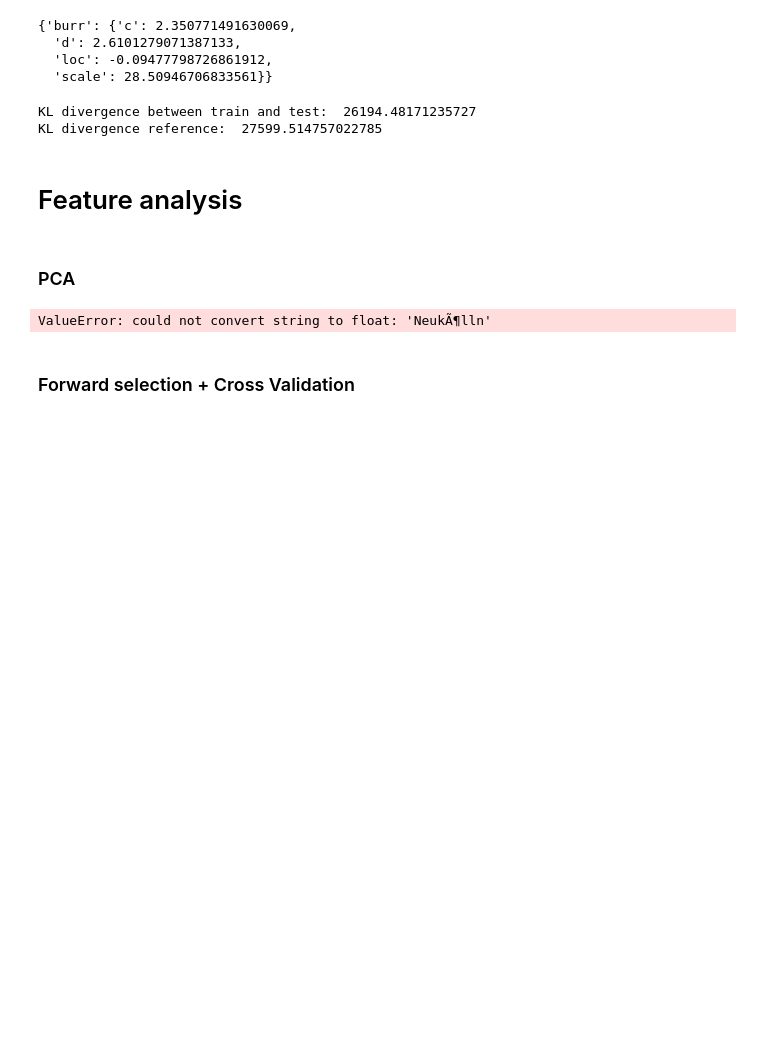
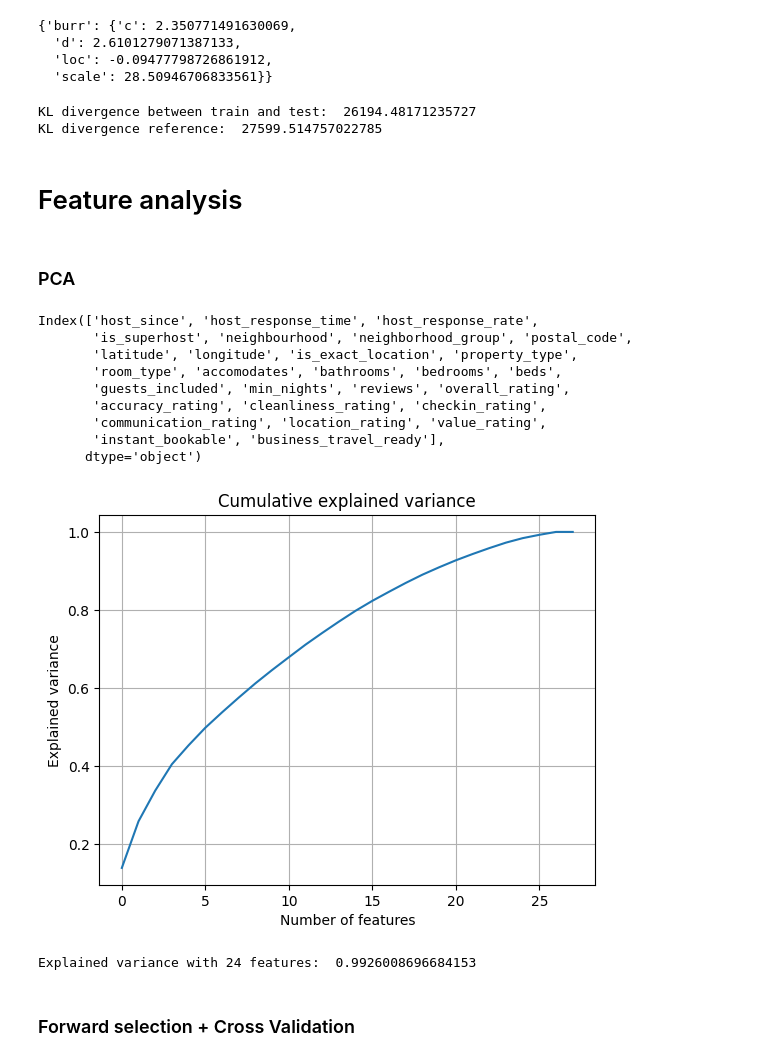
Before and after one commit to jose-melo/airbnb-berlin-price, a Jupyter notebook: src/berlin.ipynb, the cells around one changed output. Cells and saved outputs as stored; diff of their text form; code cells hidden in the pictures; blank space fills up the shorter version.

```diff
--- a/src/berlin.ipynb
+++ b/src/berlin.ipynb
@@ -280,20 +258,33 @@ KL divergence reference:  27599.514757022785
 # %% [markdown]
 ### PCA
 # %%
-pca = PCA()
-pca.fit(X_train)
-explained_variance = pca.explained_variance_ratio_
+pipe = Pipeline([('median_imputer', FunctionTransformer(median_imputer)),
+('scaler', StandardScaler()),
+('pca', PCA())])
+
+pipe.fit(X_train)
+explained_variance = pipe['pca'].explained_variance_ratio_
 acc_sum = np.cumsum(explained_variance)
 
 plt.title('Cumulative explained variance')
 plt.plot(acc_sum)
 plt.grid()
 plt.ylabel('Explained variance')
 plt.xlabel('Number of features')
 plt.show()
 
-print('Explained variance with 5 features: ', acc_sum[4])
+print('Explained variance with 24 features: ', acc_sum[25])
 # %% [output]
-ValueError: could not convert string to float: 'NeukÃ¶lln'
+Index(['host_since', 'host_response_time', 'host_response_rate',
+       'is_superhost', 'neighbourhood', 'neighborhood_group', 'postal_code',
+       'latitude', 'longitude', 'is_exact_location', 'property_type',
+       'room_type', 'accomodates', 'bathrooms', 'bedrooms', 'beds',
+       'guests_included', 'min_nights', 'reviews', 'overall_rating',
+       'accuracy_rating', 'cleanliness_rating', 'checkin_rating',
+       'communication_rating', 'location_rating', 'value_rating',
+       'instant_bookable', 'business_travel_ready'],
+      dtype='object')
+[figure, added]
+Explained variance with 24 features:  0.9926008696684153
 # %% [markdown]
 ### Forward selection + Cross Validation
```
Also changed, not shown: parts of 16 cells of this notebook.
